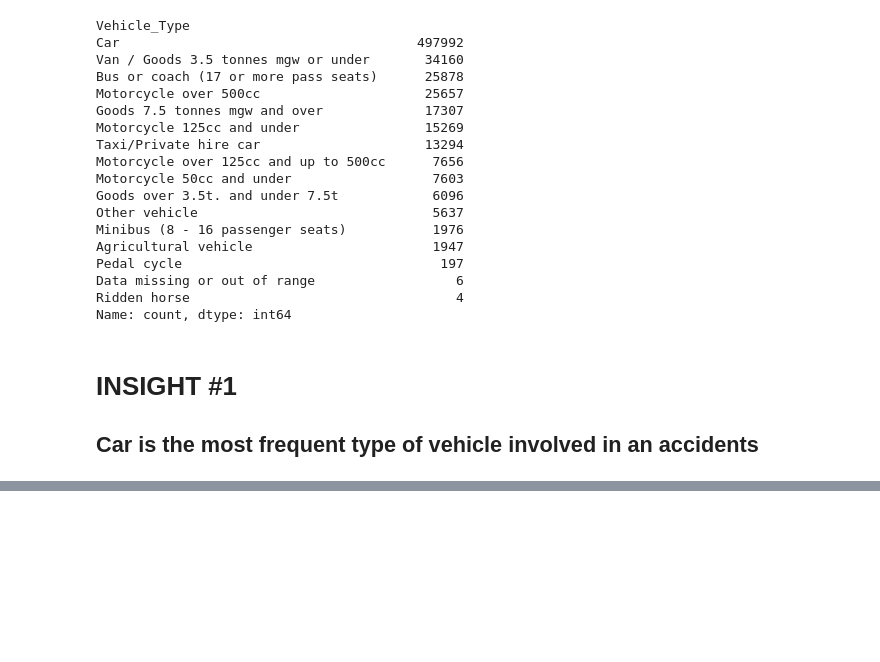
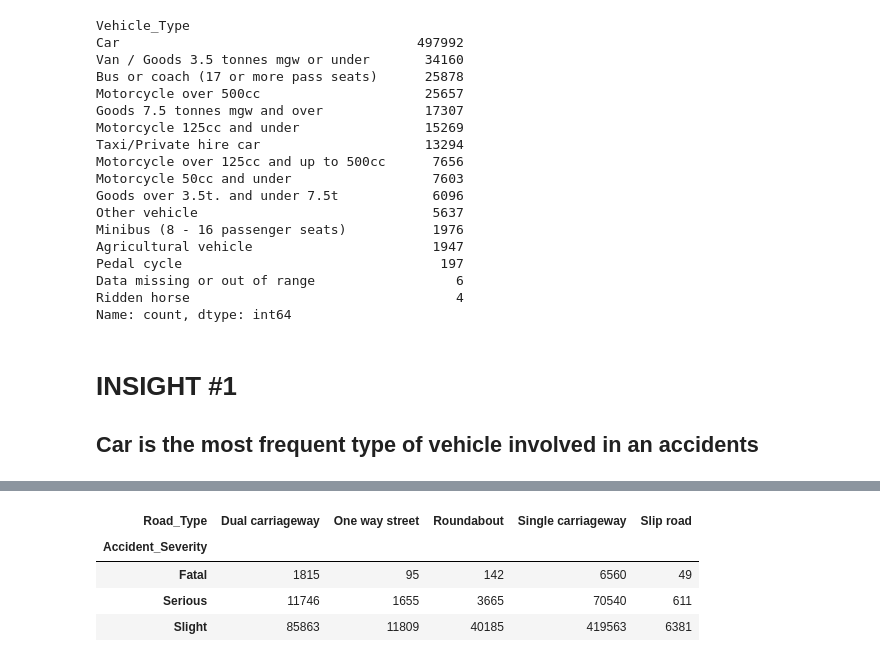
Before and after one commit to WareBar/ITD_101, a Jupyter notebook: activity3_adam.ipynb, the cells around one changed output, grey strips where cells are left out. Saved outputs shown, nothing was run; the diff lists cells and outputs as text; code cells hidden in the pictures; blank space fills up the shorter version.

```diff
--- a/activity3_adam.ipynb
+++ b/activity3_adam.ipynb
@@ -186,0 +397,9 @@ Name: count, dtype: int64
+# %%
+roadSeverity = accident.groupby(['Accident_Severity', 'Road_Type']).size().unstack()
+roadSeverity
+# %% [output]
+| Road_Type | Dual carriageway | One way street | Roundabout | Single carriageway | Slip road |
+| Accident_Severity |  |  |  |  |  |
+| Fatal | 1815 | 95 | 142 | 6560 | 49 |
+| Serious | 11746 | 1655 | 3665 | 70540 | 611 |
+| Slight | 85863 | 11809 | 40185 | 419563 | 6381 |
```
Also changed, not shown: parts of 49 cells of this notebook.
